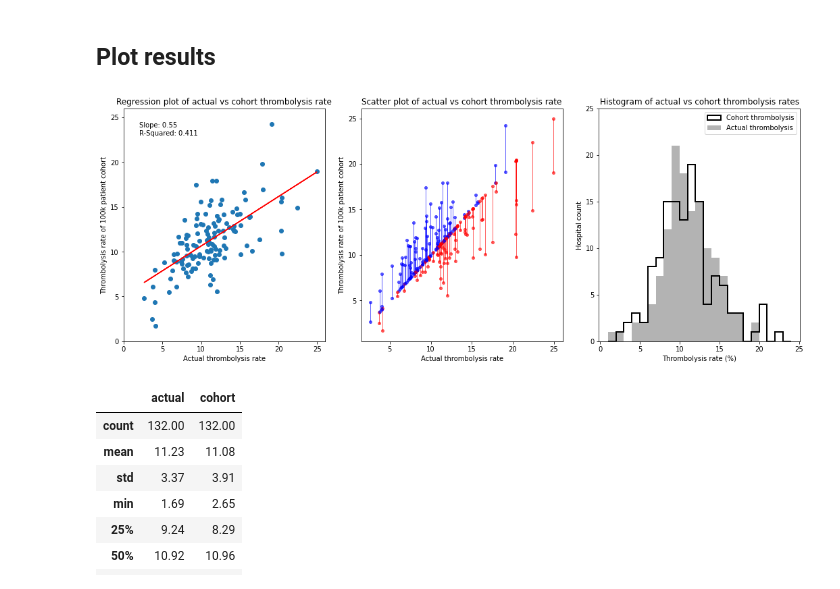
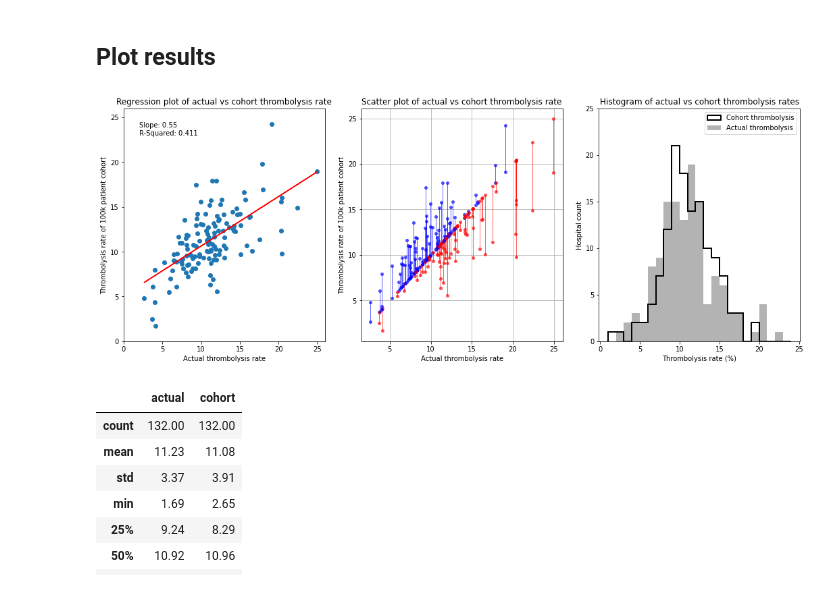
Before and after one commit to samuel-book/samuel-1, a Jupyter notebook: _sources/pathway_sim/scenario_analysis_1k_patient_cohort.ipynb, the cells around one changed output. Saved outputs shown, nothing was run; the diff lists cells and outputs as text; code cells hidden in the pictures.

```diff
--- a/_sources/pathway_sim/scenario_analysis_1k_patient_cohort.ipynb
+++ b/_sources/pathway_sim/scenario_analysis_1k_patient_cohort.ipynb
@@ -108,36 +108,37 @@ ax1.set_ylim(0,26)
 plt.text(2,23,text)
 ax1.set_ylabel('Thrombolysis rate of 100k patient cohort')
 ax1.set_xlabel('Actual thrombolysis rate')
 ax1.set_title('Regression plot of actual vs cohort thrombolysis rate')
 
 ax2 = fig.add_subplot(132)
 zipped = zip(x,y)
 for xx, yy in zipped:
     colour = 'red' if xx > yy else 'blue'
     ax2.plot([xx,xx], [xx,yy],
              color=colour, lw=1, marker='o', alpha=0.6, markersize=4)
 ax2.set_ylabel('Thrombolysis rate of 100k patient cohort')
 ax2.set_xlabel('Actual thrombolysis rate')
 ax2.set_title('Scatter plot of actual vs cohort thrombolysis rate')
+ax2.grid()
 
 
 ax3 = fig.add_subplot(133)
 bins = np.arange(1,25)
-ax3.hist(x, bins = bins, color='k', linewidth=2,
+ax3.hist(y, bins = bins, color='k', linewidth=2,
            label='Cohort thrombolysis', histtype='step')
-ax3.hist(y, bins = bins, color='0.7', linewidth=2,
+ax3.hist(x, bins = bins, color='0.7', linewidth=2,
            label='Actual thrombolysis', histtype='stepfilled')
 ax3.set_xlabel('Thrombolysis rate (%)')
 ax3.set_ylabel('Hospital count')
 ax3.set_title('Histogram of actual vs cohort thrombolysis rates')
 ax3.set_ylim(0,25)
 ax3.legend()
 
 plt.tight_layout(pad=2)
 plt.savefig('./output/pathway_cohort.jpg', dpi=300)
 plt.show()
 # %% [output]
-[figure, old version]
+[figure, new version]
 # %%
 comparison = pd.DataFrame()
 comparison['actual'] = key_results[key_results['scenario']=='base']['thrombolysis_rate'].values
```
Also changed, not shown: 3 other files.
